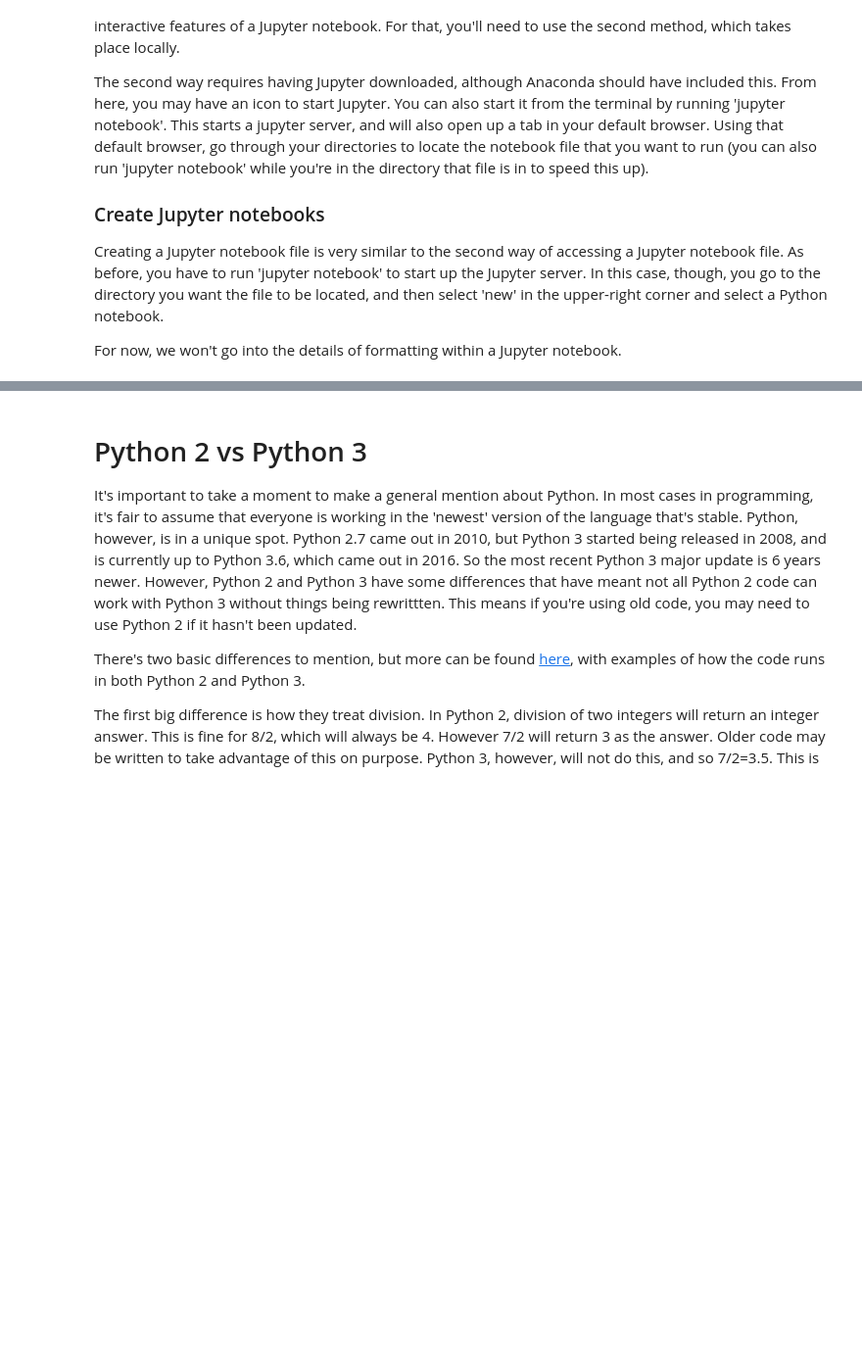
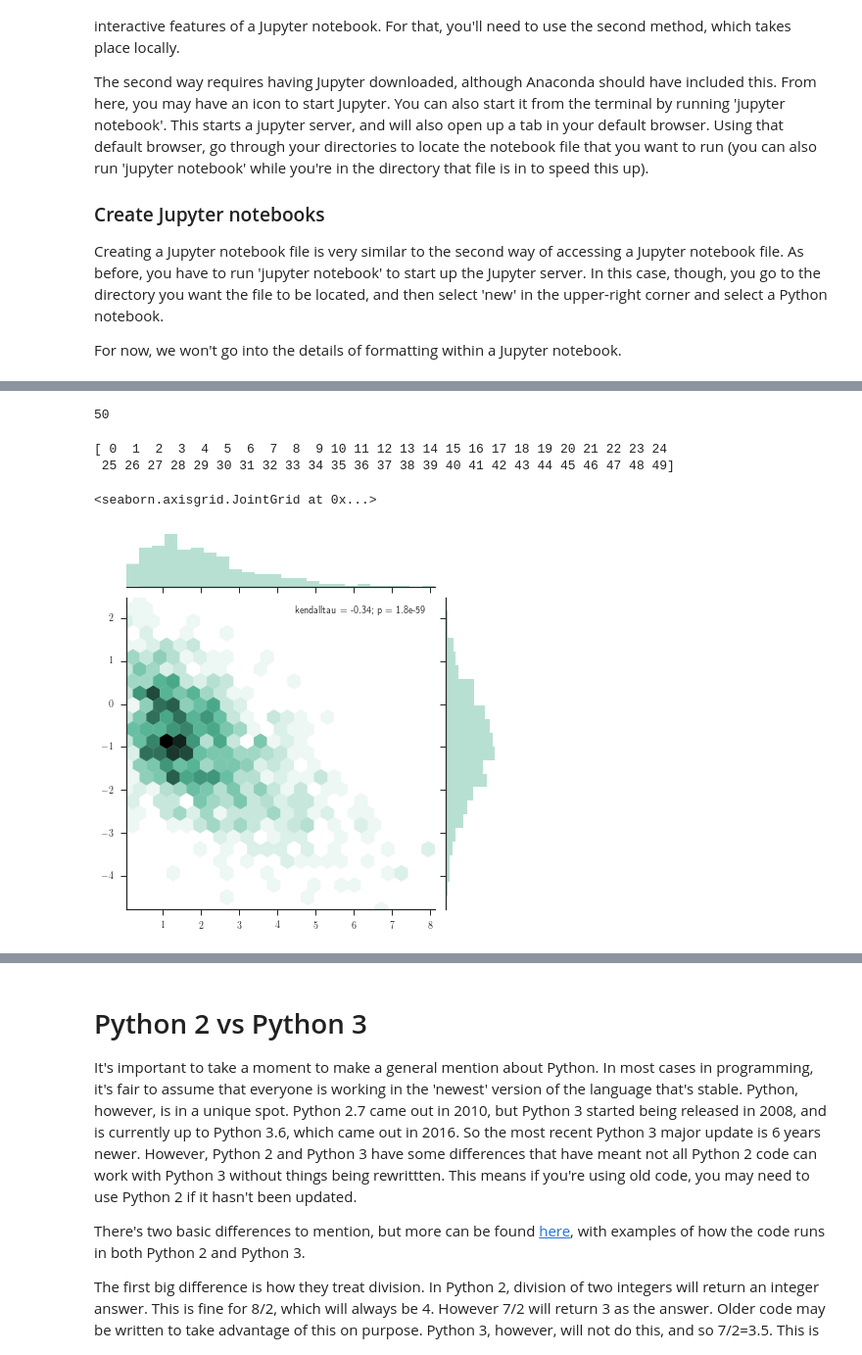
Before and after one commit to VandyAstroML/Vanderbilt_Computational_Bootcamp, a Jupyter notebook: notebooks/Week_03/03_ML_bash_jupyter.ipynb, the cells around one changed output, grey strips where cells are left out. Shown at 98% size. Drawn from its saved outputs; the diff is of its cells as text; code cells hidden in the pictures; blank space fills up the shorter version.

```diff
--- a/notebooks/Week_03/03_ML_bash_jupyter.ipynb
+++ b/notebooks/Week_03/03_ML_bash_jupyter.ipynb
@@ -179,0 +202,39 @@ For now, we won't go into the details of formatting within a Jupyter notebook.
+# %%
+# You can easily run and debug your code
+%matplotlib inline
+
+from __future__ import (absolute_import, division,
+                        print_function, unicode_literals)
+
+import matplotlib
+import numpy as np
+import matplotlib.pyplot as plt
+import seaborn as sns
+
+x = np.arange(50)
+y = x.copy()
+
+print( len(x))
+# %% [output]
+50
+# %%
+# Printing arrays
+print(x)
+# %% [output]
+[ 0  1  2  3  4  5  6  7  8  9 10 11 12 13 14 15 16 17 18 19 20 21 22 23 24
+ 25 26 27 28 29 30 31 32 33 34 35 36 37 38 39 40 41 42 43 44 45 46 47 48 49]
+# %%
+# Plotting arrays
+import numpy as np
+from scipy.stats import kendalltau
+import seaborn as sns
+sns.set(style="ticks")
+
+rs = np.random.RandomState(11)
+x = rs.gamma(2, size=1000)
+y = -.5 * x + rs.normal(size=1000)
+
+sns.jointplot(x, y, kind="hex", stat_func=kendalltau, color="#4CB391")
+# %% [output]
+<seaborn.axisgrid.JointGrid at 0x...>
+[figure, added]
```
Also changed, not shown: parts of 12 cells of this notebook.
